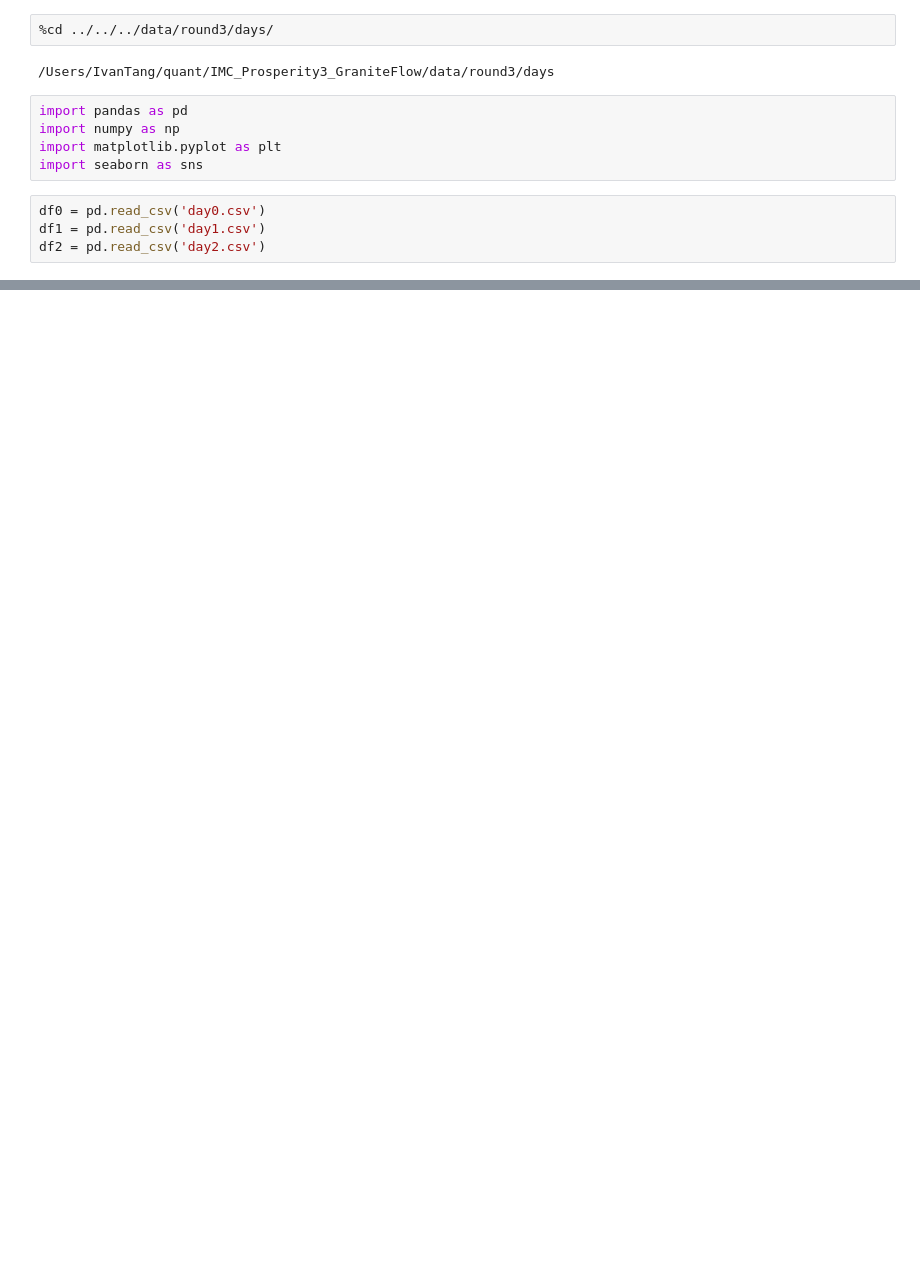
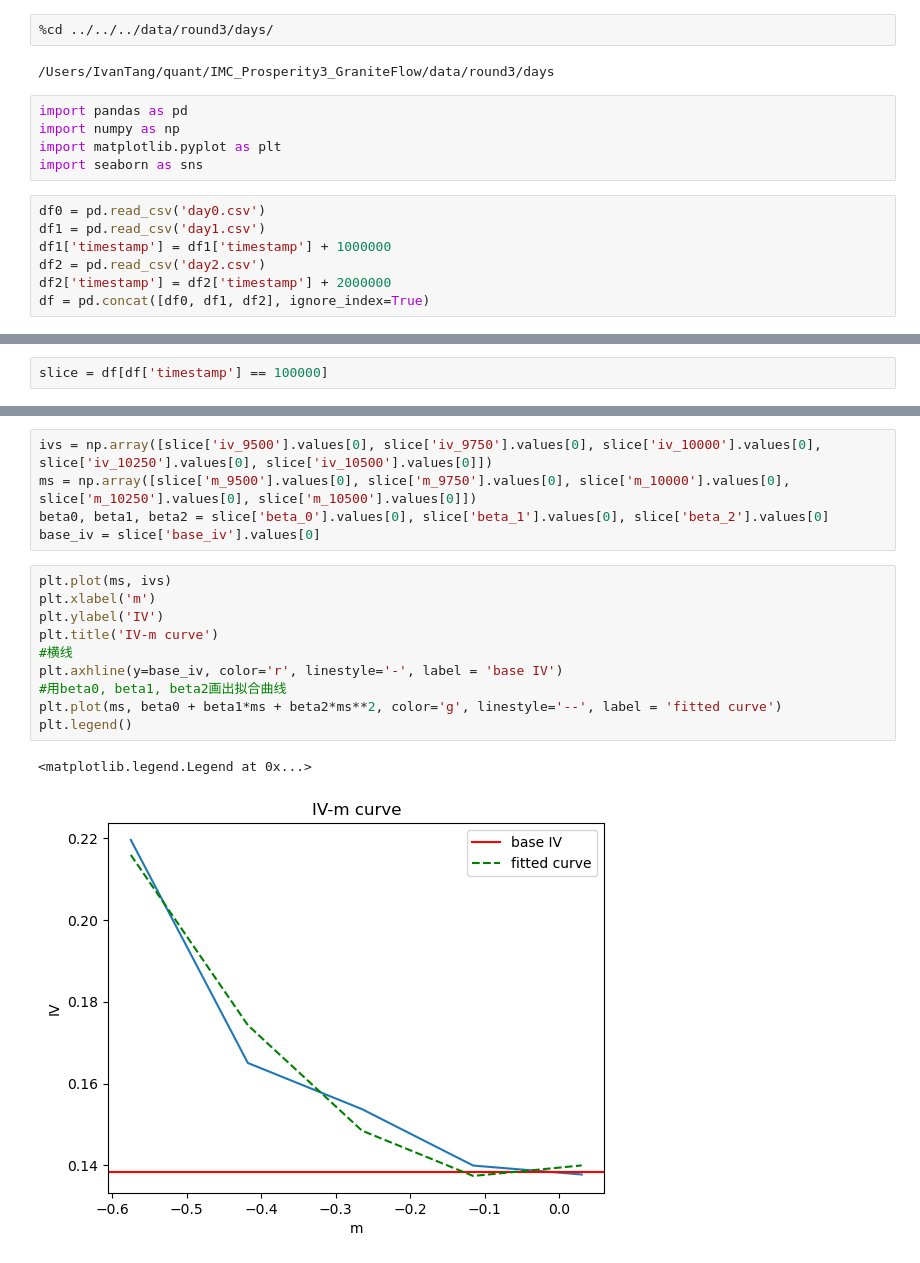
Before and after one commit to IMC-Prosperity-Granite-Flow/IMC_Prosperity3_GraniteFlow, a Jupyter notebook: src/analysis/round3/main.ipynb, the cells around one changed output, grey strips where cells are left out. Drawn from its saved outputs; the diff is of its cells as text; blank space fills up the shorter version.

```diff
--- a/src/analysis/round3/main.ipynb
+++ b/src/analysis/round3/main.ipynb
@@ -10,5 +10,8 @@ import seaborn as sns
 # %%
 df0 = pd.read_csv('day0.csv')
 df1 = pd.read_csv('day1.csv')
+df1['timestamp'] = df1['timestamp'] + 1000000
 df2 = pd.read_csv('day2.csv')
+df2['timestamp'] = df2['timestamp'] + 2000000
+df = pd.concat([df0, df1, df2], ignore_index=True)
 # %%
@@ -41,0 +27,2 @@ plt.plot(df0['delta9500'] - df0['delta10500'])
+# %%
+slice = df[df['timestamp'] == 100000]
@@ -41,0 +35,18 @@ plt.plot(df0['delta9500'] - df0['delta10500'])
+# %%
+ivs = np.array([slice['iv_9500'].values[0], slice['iv_9750'].values[0], slice['iv_10000'].values[0], slice['iv_10250'].values[0], slice['iv_10500'].values[0]])
+ms = np.array([slice['m_9500'].values[0], slice['m_9750'].values[0], slice['m_10000'].values[0], slice['m_10250'].values[0], slice['m_10500'].values[0]])
+beta0, beta1, beta2 = slice['beta_0'].values[0], slice['beta_1'].values[0], slice['beta_2'].values[0]
+base_iv = slice['base_iv'].values[0]
+# %%
+plt.plot(ms, ivs)
+plt.xlabel('m')
+plt.ylabel('IV')
+plt.title('IV-m curve')
+#横线
+plt.axhline(y=base_iv, color='r', linestyle='-', label = 'base IV')
+#用beta0, beta1, beta2画出拟合曲线
+plt.plot(ms, beta0 + beta1*ms + beta2*ms**2, color='g', linestyle='--', label = 'fitted curve')
+plt.legend()
+# %% [output]
+<matplotlib.legend.Legend at 0x...>
+[figure, added]
```
Also changed, not shown: parts of 5 cells of this notebook, 4 other files.
